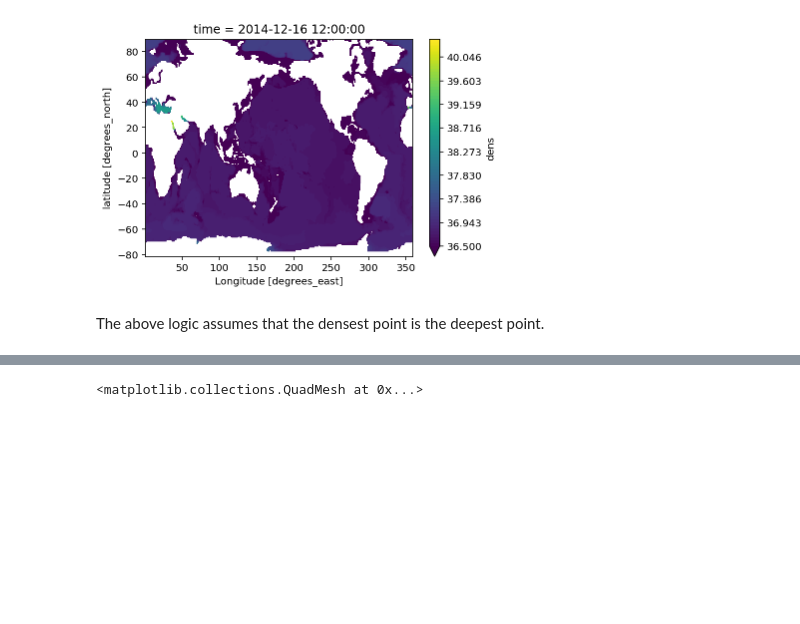
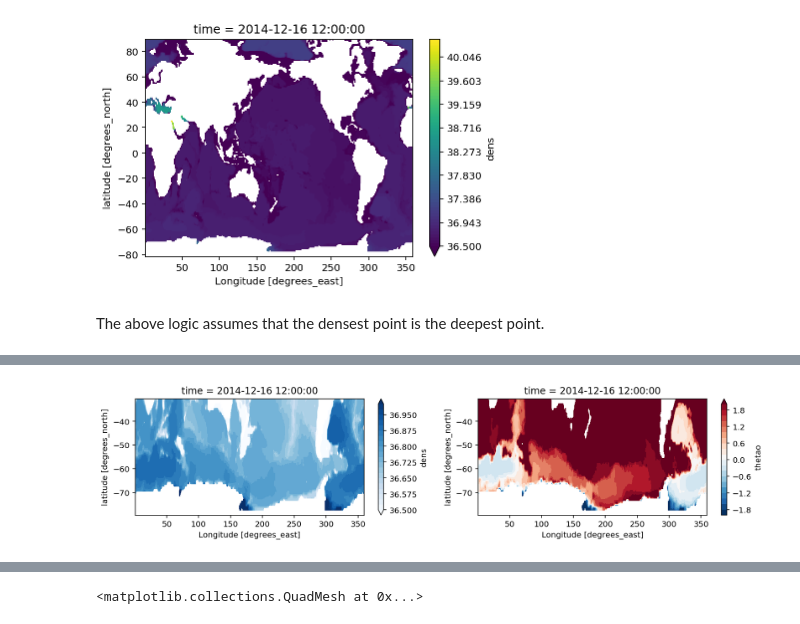
Before and after one commit to s-ragen/cmip6hack-so-project, a Jupyter notebook: notebooks/dhruv_notes.ipynb, the cells around one changed output, grey strips where cells are left out. Cells and saved outputs as stored; diff of their text form; code cells hidden in the pictures; blank space fills up the shorter version.

Commit message:
bottom properties and topography

```diff
--- a/notebooks/dhruv_notes.ipynb
+++ b/notebooks/dhruv_notes.ipynb
@@ -76,5 +76,3 @@ ds.dens.isel(time=-1).max(['lev']).plot.contourf(vmin=36.5, levels=71)
 [figure]
 # %% [markdown]
 The above logic assumes that the densest point is the deepest point.
-# %%
-ds = ds.isel(time=-1)
@@ -97,0 +79,5 @@ Coordinates:
+# %%
+temp = ds.dens + ds.lev
+# %%
+bottom_dens = ds.dens.where(temp==temp.max(['lev'])).max(['lev'])
+bottom_dens.load()
@@ -97,0 +105,3 @@ Coordinates:
+# %%
+bottom_temp = ds.thetao.where(temp==temp.max(['lev'])).max(['lev'])
+bottom_temp.load()
@@ -97,0 +129,12 @@ Coordinates:
+# %%
+plt.figure(figsize=(12,3))
+
+plt.subplot(121)
+bottom_dens.sel(lat=slice(-80,-30)).plot.contourf(vmin=36.5, vmax=37,levels=21, cmap='Blues')
+
+plt.subplot(122)
+bottom_temp.sel(lat=slice(-80,-30)).plot.contourf(vmin=-2, vmax=2, levels=21, cmap='RdBu_r')
+
+plt.tight_layout()
+# %% [output]
+[figure, added]
```
Also changed, not shown: parts of 9 cells of this notebook, 1 other file.
